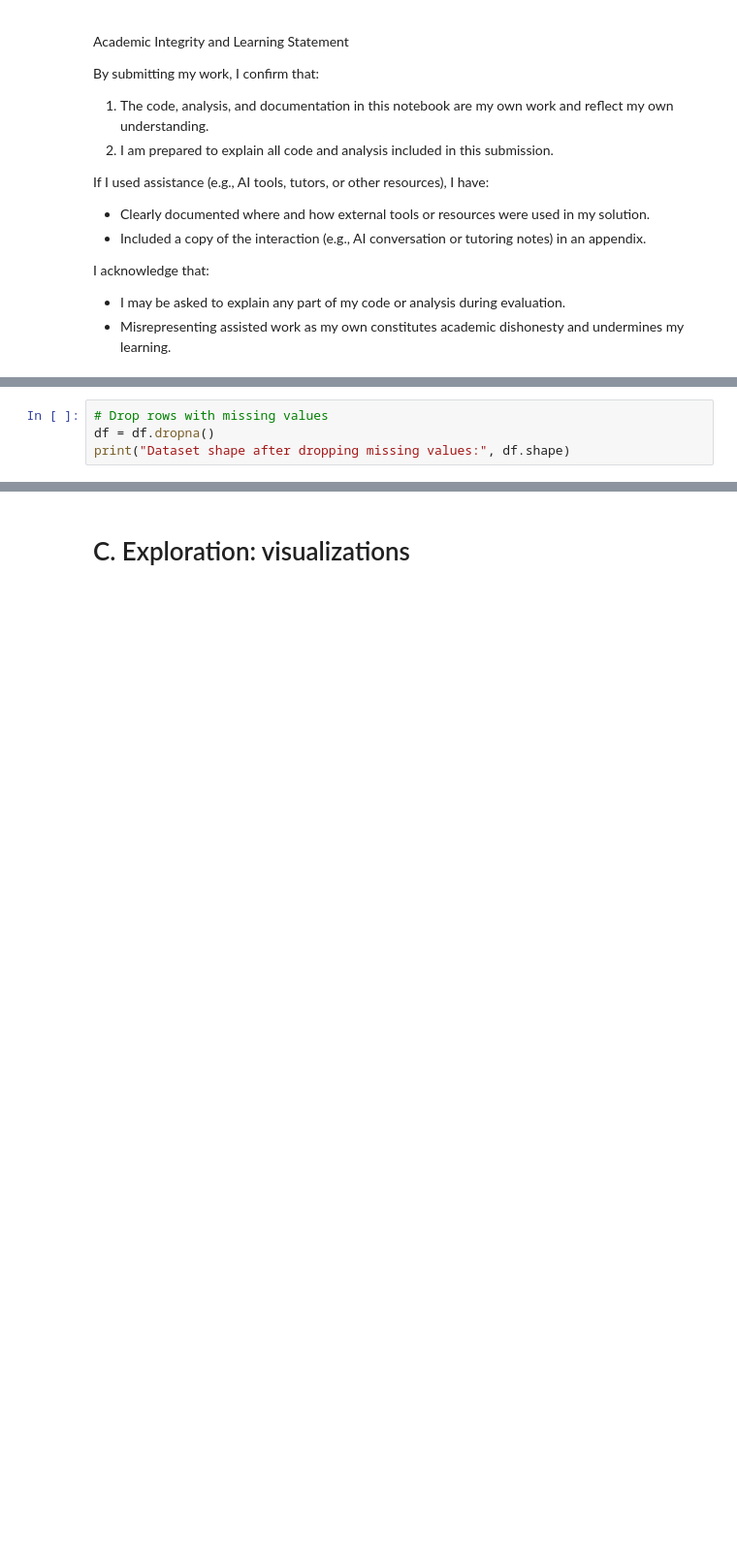
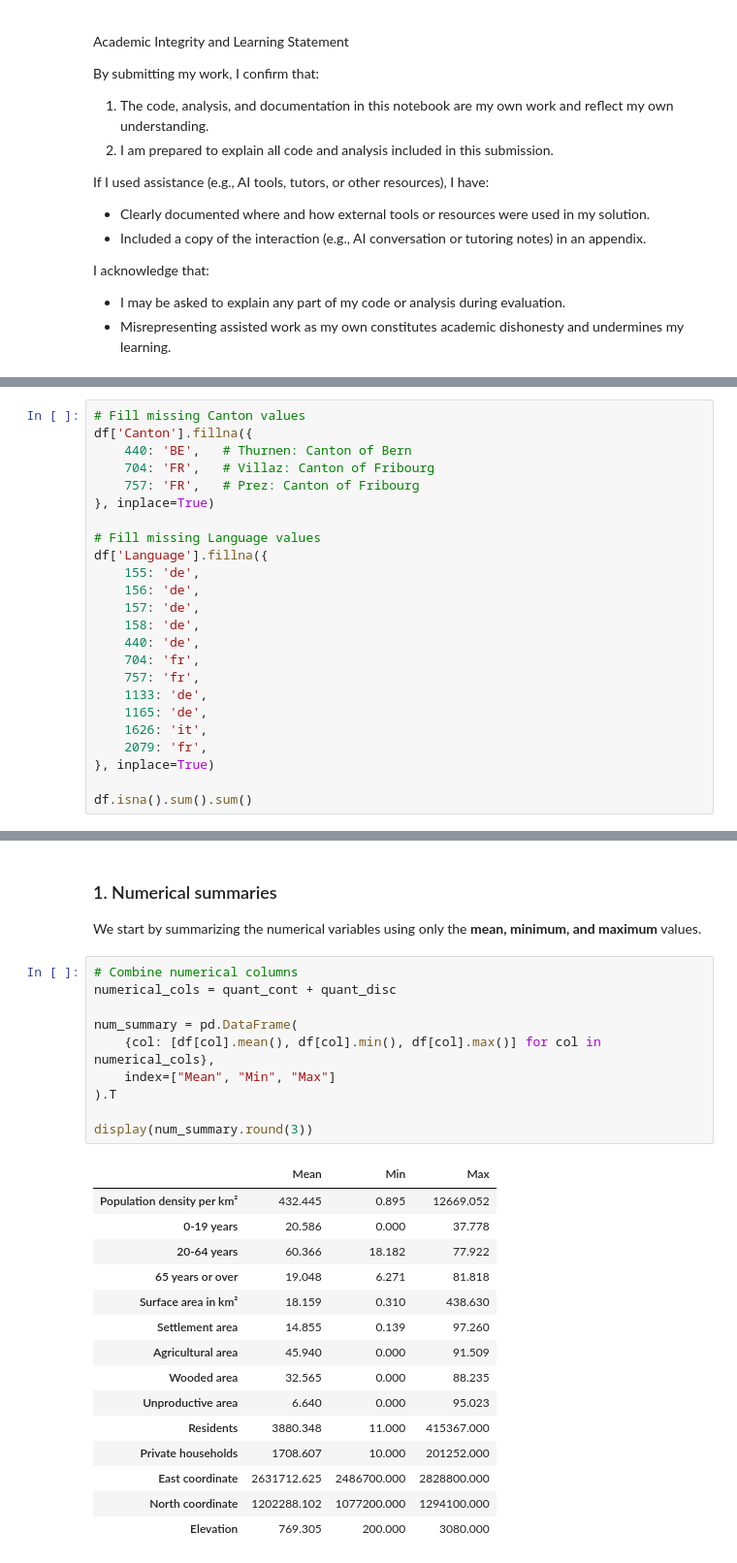
Before and after one commit to mamefatylo/EPFL_swiss_communes_project, a Jupyter notebook: communes_solution.ipynb, the cells around one changed output, grey strips where cells are left out. Shown at 97% size. Saved outputs shown, nothing was run; the diff lists cells and outputs as text; blank space fills up the shorter version.

```diff
--- a/communes_solution.ipynb
+++ b/communes_solution.ipynb
@@ -130,5 +257,25 @@ Number of rows with missing values: 11
 # %%
-# Drop rows with missing values
-df = df.dropna()
-print("Dataset shape after dropping missing values:", df.shape)
+# Fill missing Canton values
+df['Canton'].fillna({
+    440: 'BE',   # Thurnen: Canton of Bern
+    704: 'FR',   # Villaz: Canton of Fribourg
+    757: 'FR',   # Prez: Canton of Fribourg
+}, inplace=True)
+
+# Fill missing Language values
+df['Language'].fillna({
+    155: 'de',
+    156: 'de',
+    157: 'de',
+    158: 'de',
+    440: 'de',
+    704: 'fr',
+    757: 'fr',
+    1133: 'de',
+    1165: 'de',
+    1626: 'it',
+    2079: 'fr',
+}, inplace=True)
+
+df.isna().sum().sum()
 # %% [output]
@@ -149,5 +319,33 @@ Dataset shape after dropping missing values: (2191, 17)
 5.	Compute the population density at the canton level and rank the cantons from most dense to least dense. Clearly state and comment your observations.
 6.	Compute the number of communes in each canton where more than 50 percent of their populations are aged between 20 and 64 years old.
 7.	Compute the difference between the maximum and minimum elevations for each canton. Find the top 5 cantons that have the largest range of elevations?
-# %% [markdown]
-# C. Exploration: visualizations
+# %% [markdown]
+### 1. Numerical summaries
+
+We start by summarizing the numerical variables using only the **mean, minimum, and maximum** values.
+# %%
+# Combine numerical columns
+numerical_cols = quant_cont + quant_disc
+
+num_summary = pd.DataFrame(
+    {col: [df[col].mean(), df[col].min(), df[col].max()] for col in numerical_cols},
+    index=["Mean", "Min", "Max"]
+).T
+
+display(num_summary.round(3))
+# %% [output]
+|  | Mean | Min | Max |
+| Population density per km² | 432.445 | 0.895 | 12669.052 |
+| 0-19 years | 20.586 | 0.000 | 37.778 |
+| 20-64 years | 60.366 | 18.182 | 77.922 |
+| 65 years or over | 19.048 | 6.271 | 81.818 |
+| Surface area in km² | 18.159 | 0.310 | 438.630 |
+| Settlement area | 14.855 | 0.139 | 97.260 |
+| Agricultural area | 45.940 | 0.000 | 91.509 |
+| Wooded area | 32.565 | 0.000 | 88.235 |
+| Unproductive area | 6.640 | 0.000 | 95.023 |
+| Residents | 3880.348 | 11.000 | 415367.000 |
+| Private households | 1708.607 | 10.000 | 201252.000 |
+| East coordinate | 2631712.625 | 2486700.000 | 2828800.000 |
+| North coordinate | 1202288.102 | 1077200.000 | 1294100.000 |
+| Elevation | 769.305 | 200.000 | 3080.000 |
```
Also changed, not shown: parts of 53 cells of this notebook.
